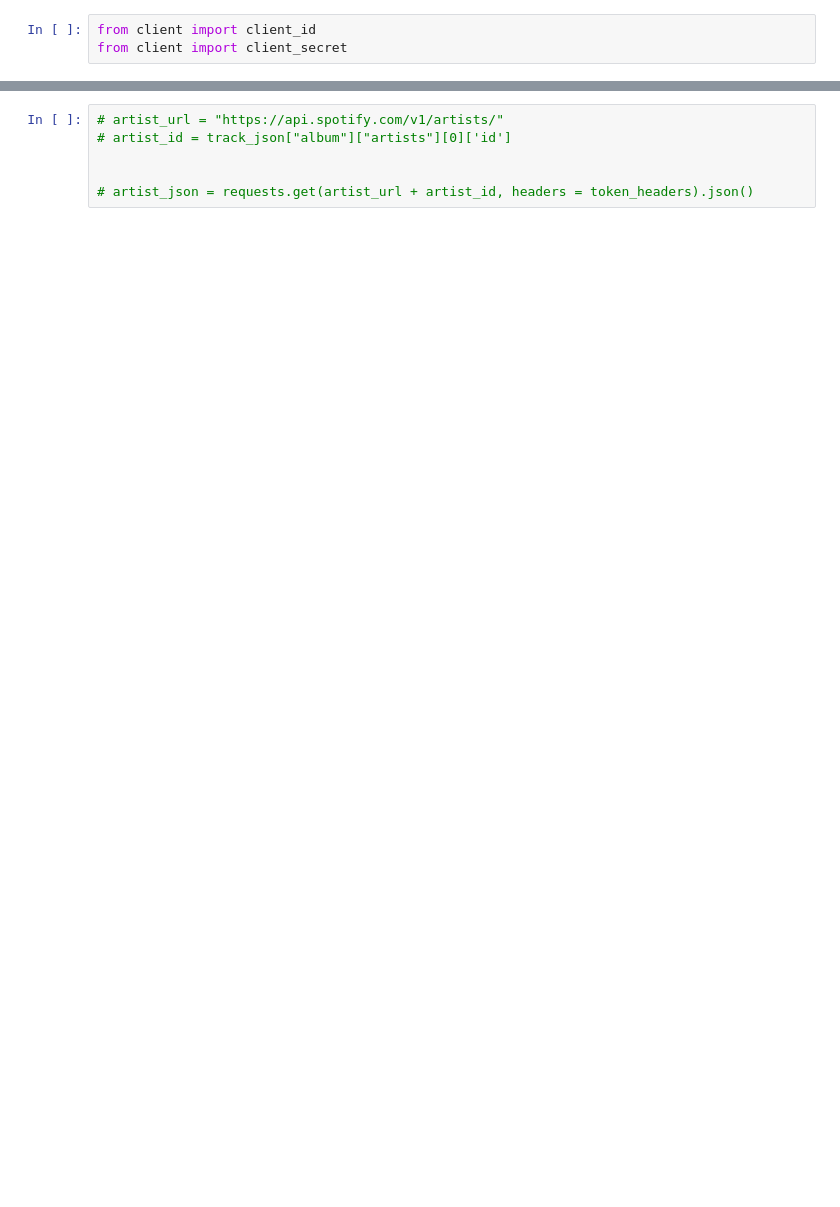
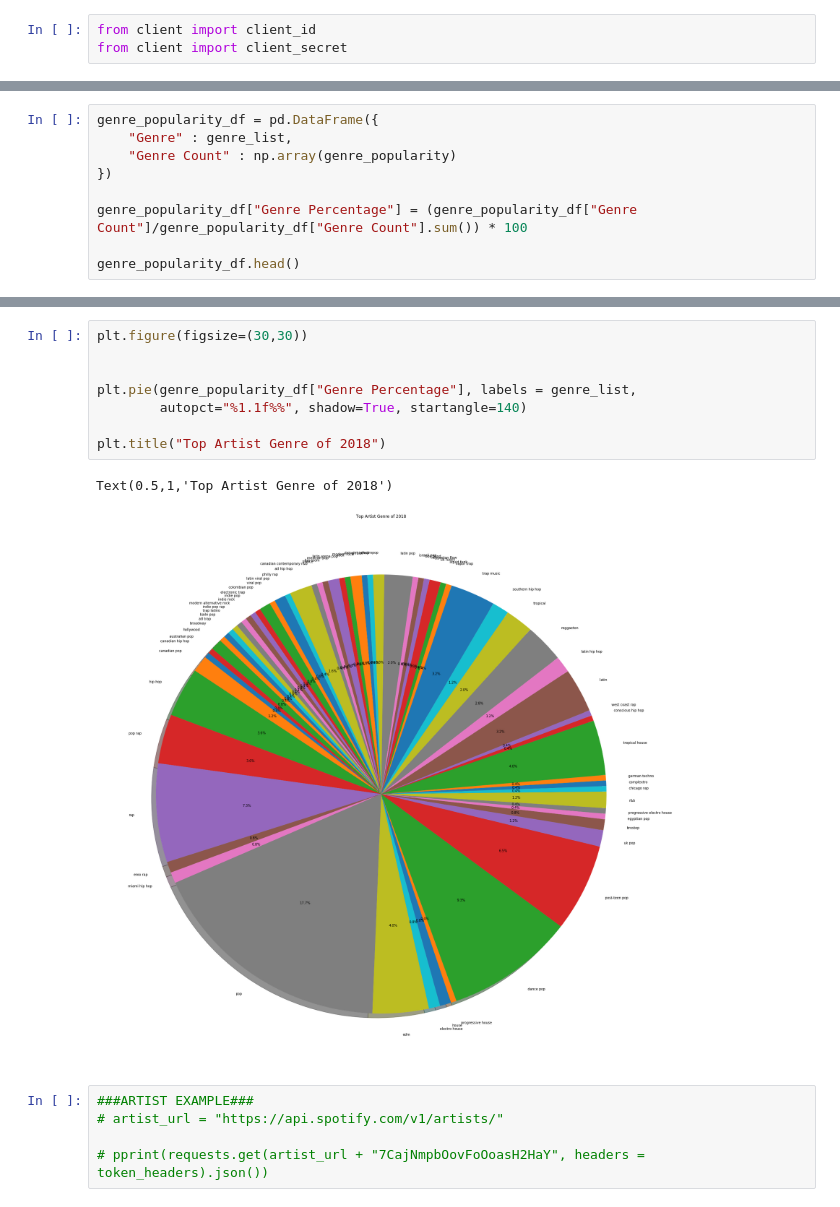
Before and after one commit to czwong/Project-1, a Jupyter notebook: Spotify Popularity.ipynb, the cells around one changed output, grey strips where cells are left out. Drawn from its saved outputs; the diff is of its cells as text; blank space fills up the shorter version.

```diff
--- a/Spotify Popularity.ipynb
+++ b/Spotify Popularity.ipynb
@@ -92,0 +101,9 @@ Found Artist ID | 3QSQFmccmX81fWCUSPTS7y
+# %%
+genre_popularity_df = pd.DataFrame({
+    "Genre" : genre_list,
+    "Genre Count" : np.array(genre_popularity)
+})
+
+genre_popularity_df["Genre Percentage"] = (genre_popularity_df["Genre Count"]/genre_popularity_df["Genre Count"].sum()) * 100
+
+genre_popularity_df.head()
@@ -93,7 +117,17 @@ Found Artist ID | 3QSQFmccmX81fWCUSPTS7y
+# %%
+plt.figure(figsize=(30,30))
+
+
+plt.pie(genre_popularity_df["Genre Percentage"], labels = genre_list,
+        autopct="%1.1f%%", shadow=True, startangle=140)
+
+plt.title("Top Artist Genre of 2018")
+# %% [output]
+Text(0.5,1,'Top Artist Genre of 2018')
+[figure, added]
 # %%
+###ARTIST EXAMPLE###
 # artist_url = "https://api.spotify.com/v1/artists/"
-# artist_id = track_json["album"]["artists"][0]['id']
 
-
-# artist_json = requests.get(artist_url + artist_id, headers = token_headers).json()
+# pprint(requests.get(artist_url + "7CajNmpbOovFoOoasH2HaY", headers = token_headers).json())
 # %%
```
Also changed, not shown: parts of 6 cells of this notebook, 1 other file.
